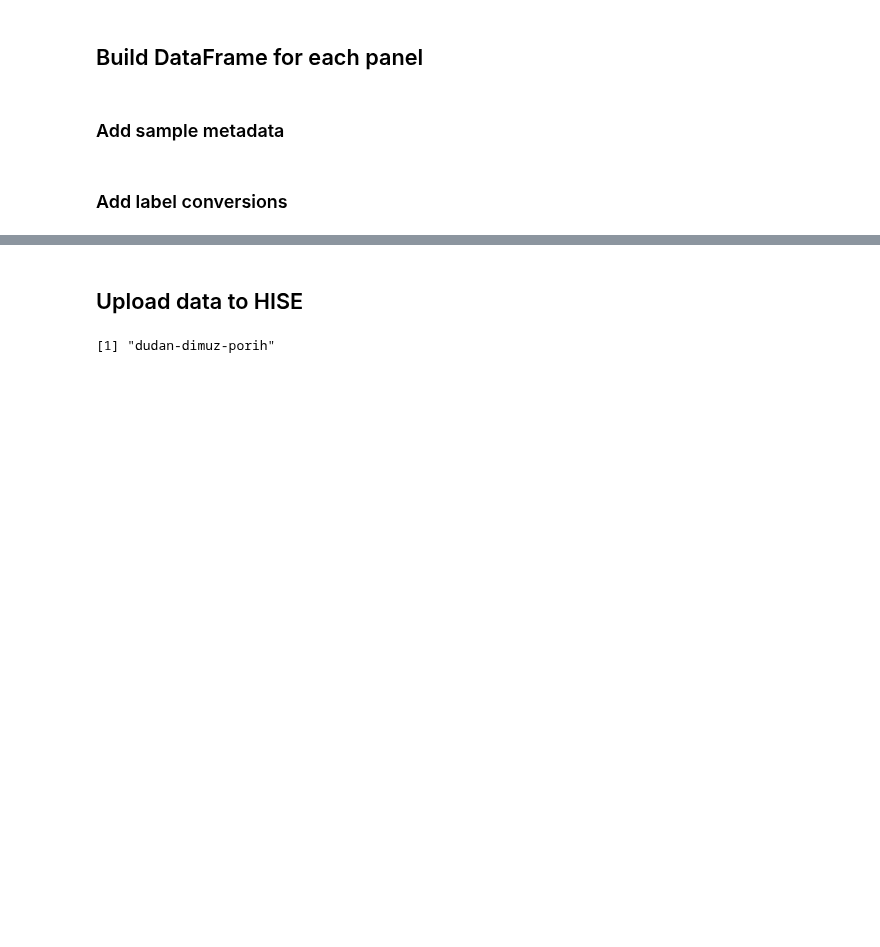
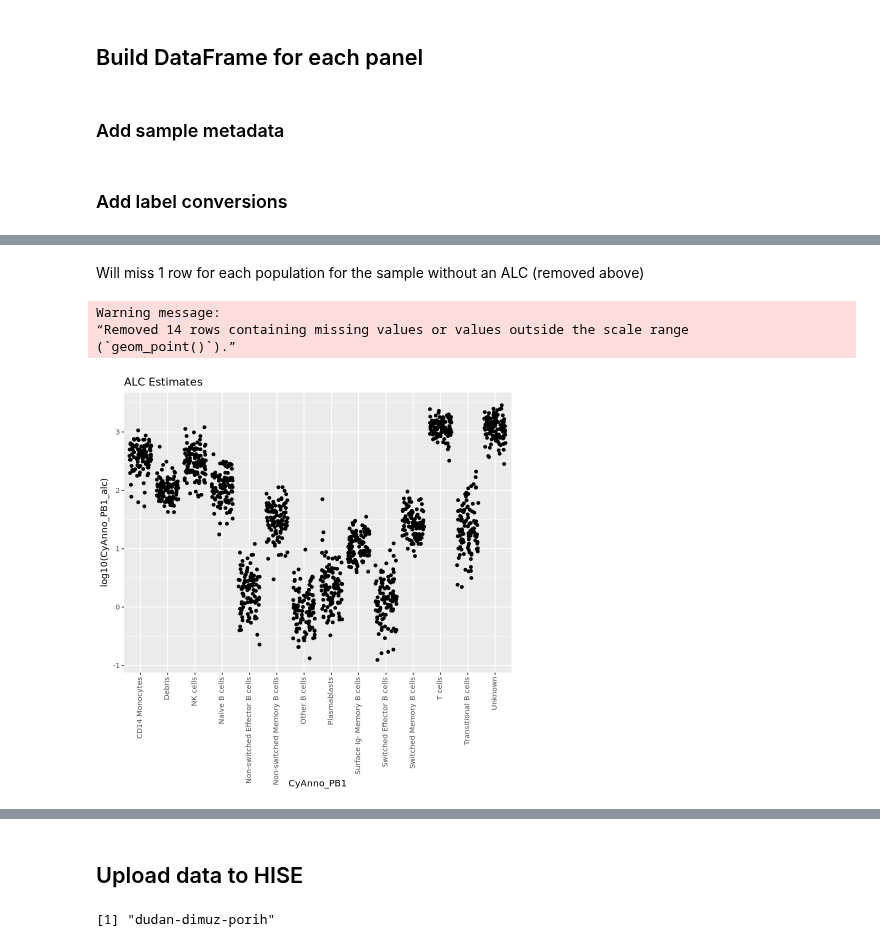
Before and after one commit to aifimmunology/aifi-healthy-pbmc-reference, a Jupyter notebook: 11-Flow_cytometry/01-R_retrieve_flow_type_counts.ipynb, the cells around one changed output, grey strips where cells are left out. Cells and saved outputs as stored; diff of their text form; code cells hidden in the pictures; blank space fills up the shorter version.

```diff
--- a/11-Flow_cytometry/01-R_retrieve_flow_type_counts.ipynb
+++ b/11-Flow_cytometry/01-R_retrieve_flow_type_counts.ipynb
@@ -224,0 +528,18 @@ head(panel_dfs[[1]])
+# %% [markdown]
+Will miss 1 row for each population for the sample without an ALC (removed above)
+# %%
+ggplot() +
+  geom_jitter(
+      data = test_data,
+      aes(x = CyAnno_PB1,
+          y = log10(CyAnno_PB1_alc))
+  ) +
+  theme(
+      axis.text.x = element_text(angle = 90, hjust = 1, vjust = 0.3)
+  ) +
+  ggtitle("ALC Estimates")
+# %% [output]
+Warning message:
+“Removed 14 rows containing missing values or values outside the scale range
+(`geom_point()`).”
+[figure, added]
```
Also changed, not shown: parts of 67 cells of this notebook, 1 other file.
